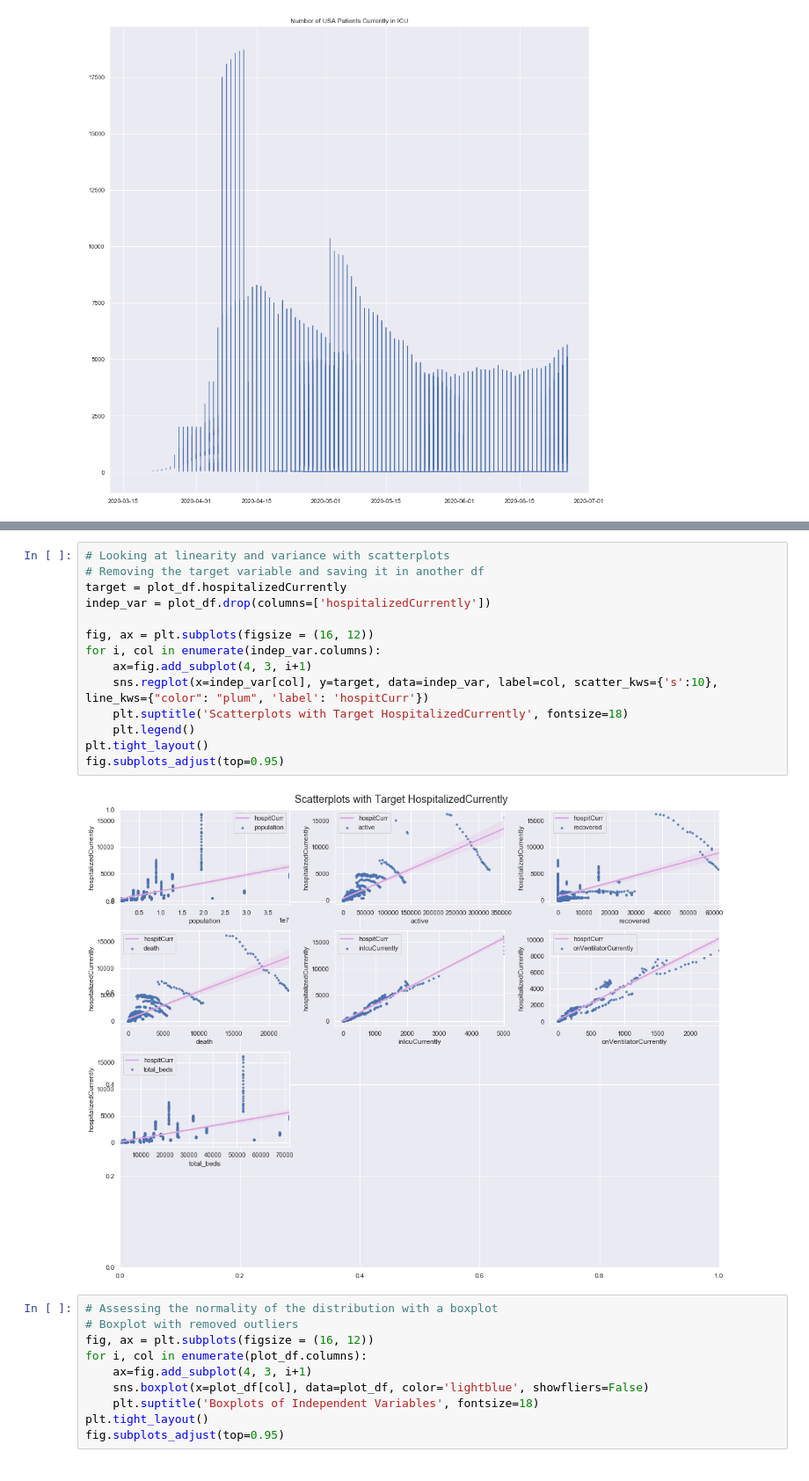
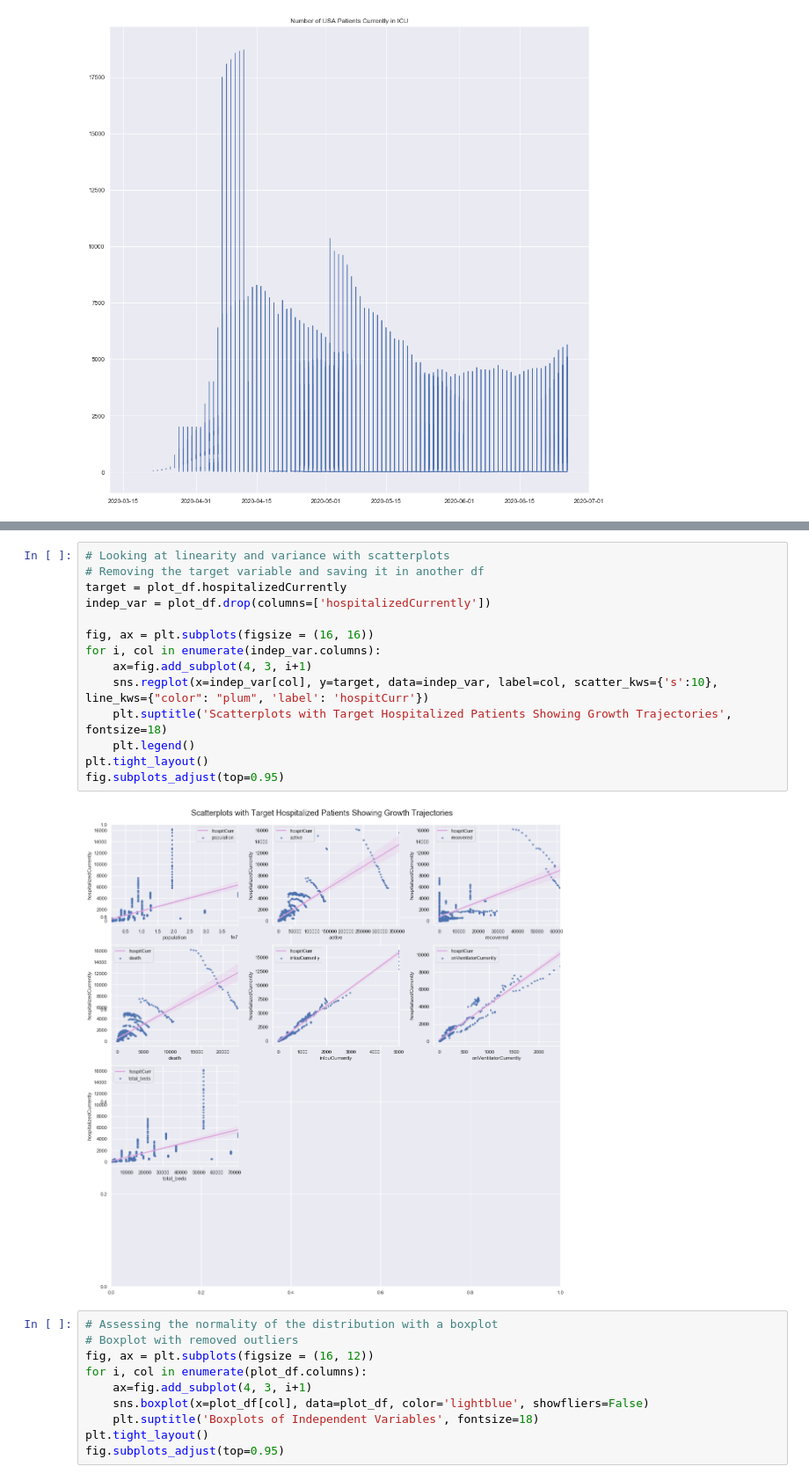
Before and after one commit to bielsnor/futureproof, a Jupyter notebook: _notebooks/2020-06-26-COVID19-USA-Hospitilizations.ipynb, the cells around one changed output, grey strips where cells are left out. Shown at 88% size. Drawn from its saved outputs; the diff is of its cells as text.

```diff
--- a/_notebooks/2020-06-26-COVID19-USA-Hospitilizations.ipynb
+++ b/_notebooks/2020-06-26-COVID19-USA-Hospitilizations.ipynb
@@ -571,19 +546,19 @@ fig.subplots_adjust(top=0.95)
 # %%
 # Looking at linearity and variance with scatterplots
 # Removing the target variable and saving it in another df
 target = plot_df.hospitalizedCurrently
 indep_var = plot_df.drop(columns=['hospitalizedCurrently'])
 
-fig, ax = plt.subplots(figsize = (16, 12))
+fig, ax = plt.subplots(figsize = (16, 16))
 for i, col in enumerate(indep_var.columns):
     ax=fig.add_subplot(4, 3, i+1)
     sns.regplot(x=indep_var[col], y=target, data=indep_var, label=col, scatter_kws={'s':10}, line_kws={"color": "plum", 'label': 'hospitCurr'})
-    plt.suptitle('Scatterplots with Target HospitalizedCurrently', fontsize=18)
+    plt.suptitle('Scatterplots with Target Hospitalized Patients Showing Growth Trajectories', fontsize=18)
     plt.legend()
 plt.tight_layout()
 fig.subplots_adjust(top=0.95)
 # %% [output]
-[figure, old version]
+[figure, new version]
 # %%
 # Assessing the normality of the distribution with a boxplot
 # Boxplot with removed outliers
```
Also changed, not shown: parts of 14 cells of this notebook.
